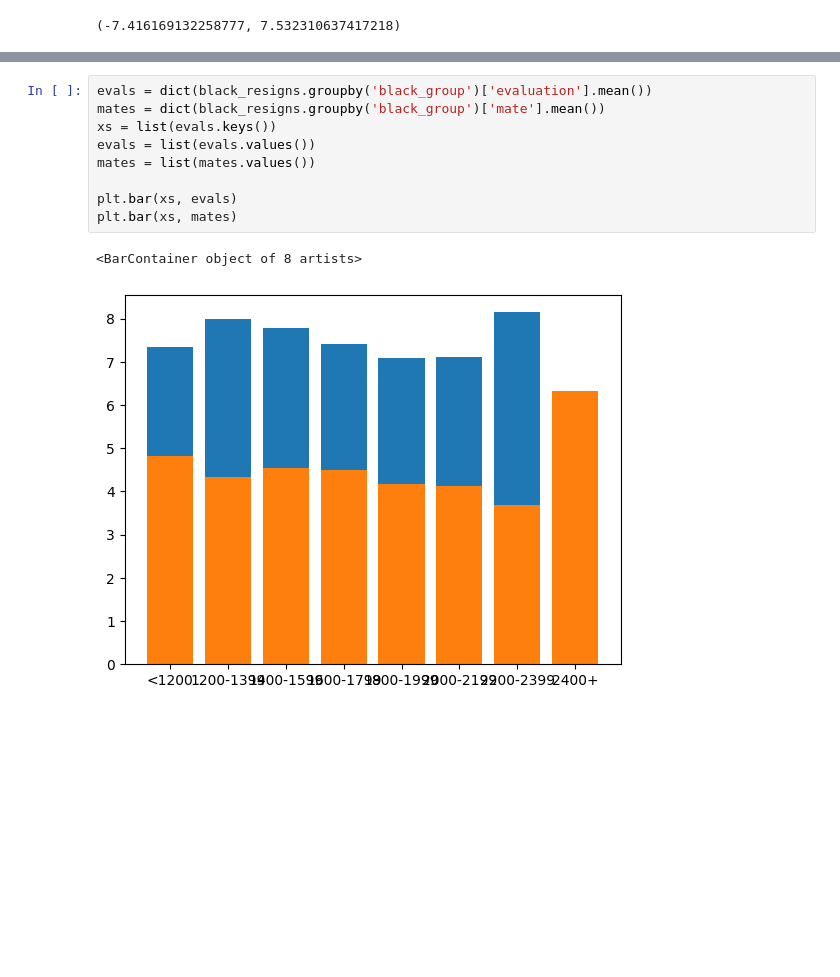
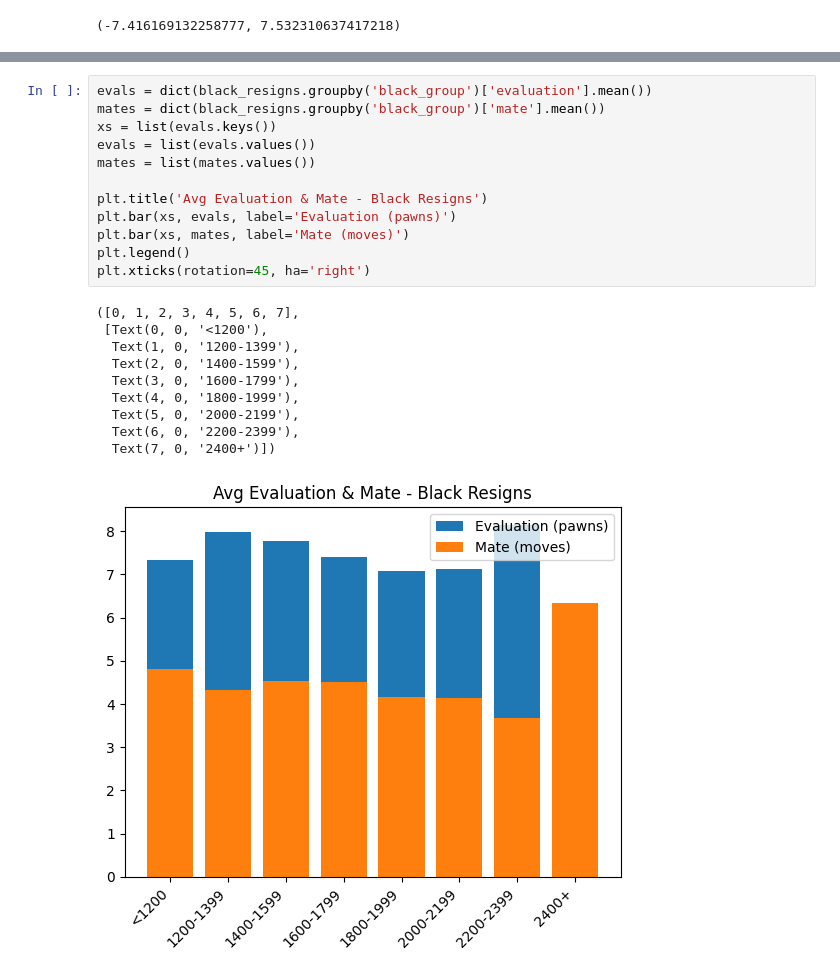
Before and after one commit to Torbet/Chess-DS, a Jupyter notebook: Resignations.ipynb, the cells around one changed output, grey strips where cells are left out. Drawn from its saved outputs; the diff is of its cells as text; blank space fills up the shorter version.

```diff
--- a/Resignations.ipynb
+++ b/Resignations.ipynb
@@ -53,12 +64,23 @@ plt.bar(xs, mates)
 # %%
 evals = dict(black_resigns.groupby('black_group')['evaluation'].mean())
 mates = dict(black_resigns.groupby('black_group')['mate'].mean())
 xs = list(evals.keys())
 evals = list(evals.values())
 mates = list(mates.values())
 
-plt.bar(xs, evals)
-plt.bar(xs, mates)
+plt.title('Avg Evaluation & Mate - Black Resigns')
+plt.bar(xs, evals, label='Evaluation (pawns)')
+plt.bar(xs, mates, label='Mate (moves)')
+plt.legend()
+plt.xticks(rotation=45, ha='right')
 # %% [output]
-<BarContainer object of 8 artists>
+([0, 1, 2, 3, 4, 5, 6, 7],
+ [Text(0, 0, '<1200'),
+  Text(1, 0, '1200-1399'),
+  Text(2, 0, '1400-1599'),
+  Text(3, 0, '1600-1799'),
+  Text(4, 0, '1800-1999'),
+  Text(5, 0, '2000-2199'),
+  Text(6, 0, '2200-2399'),
+  Text(7, 0, '2400+')])
-[figure, old version]
+[figure, new version]
```
Also changed, not shown: parts of 3 cells of this notebook.
